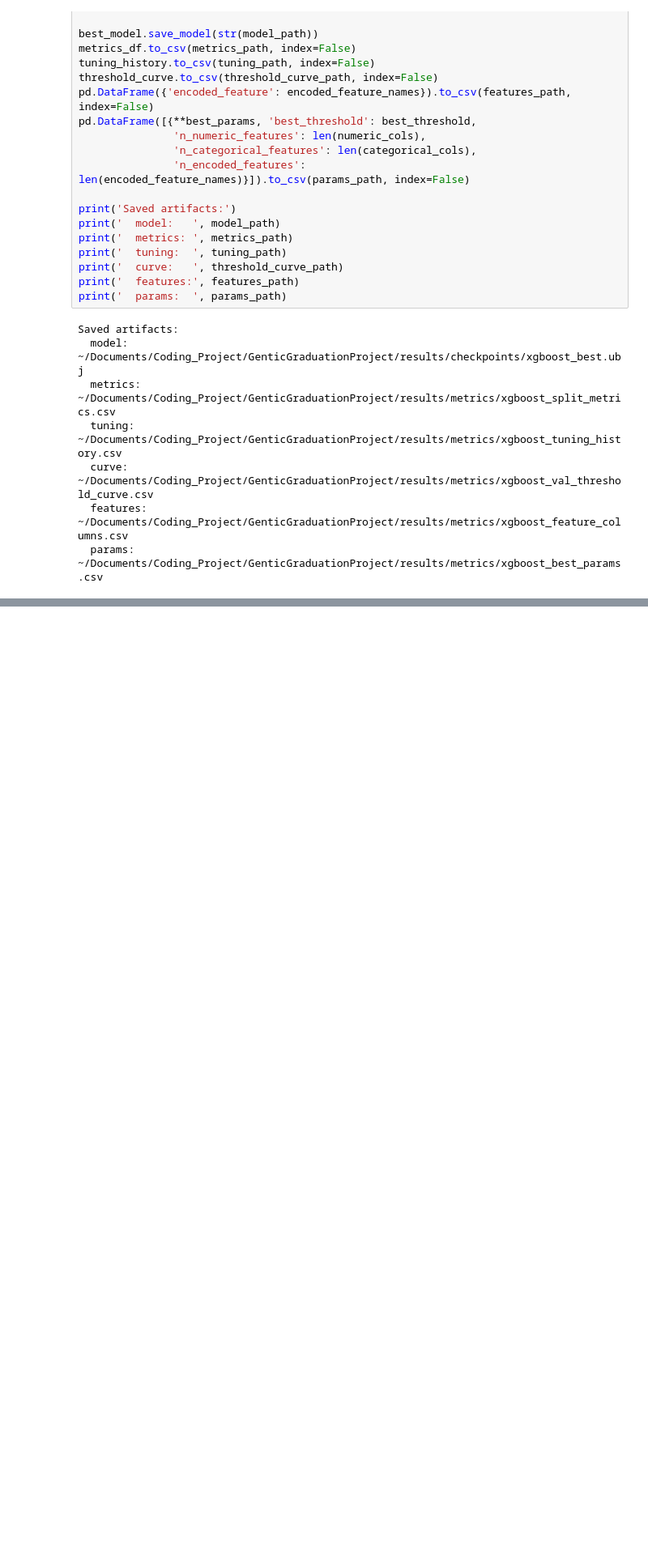
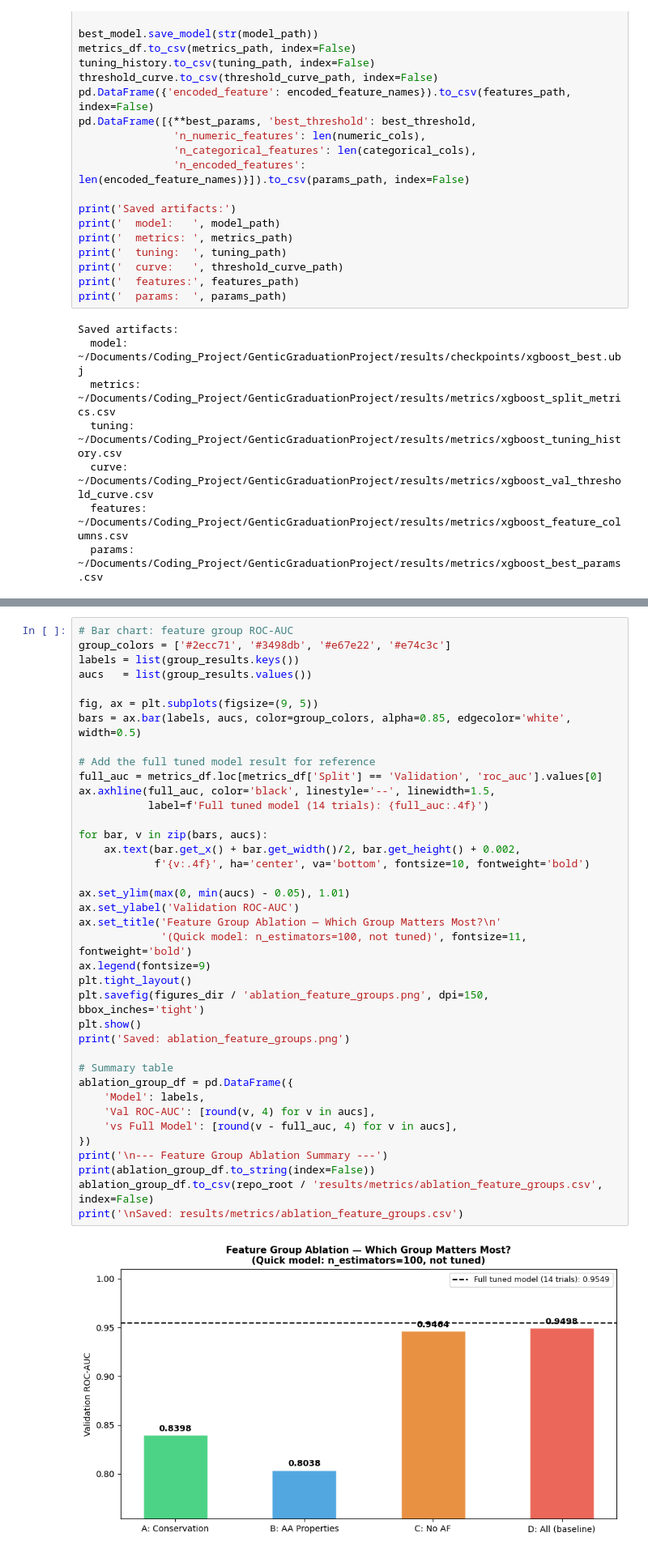
Before and after one commit to RayanAlDwlah/Genetic-Mutation-Detection-project, a Jupyter notebook: notebooks/08_baseline_models.ipynb, the cells around one changed output, grey strips where cells are left out. Shown at 81% size. Drawn from its saved outputs; the diff is of its cells as text; blank space fills up the shorter version.

```diff
--- a/notebooks/08_baseline_models.ipynb
+++ b/notebooks/08_baseline_models.ipynb
@@ -322,0 +652,40 @@ Saved artifacts:
+# %%
+# Bar chart: feature group ROC-AUC
+group_colors = ['#2ecc71', '#3498db', '#e67e22', '#e74c3c']
+labels = list(group_results.keys())
+aucs   = list(group_results.values())
+
+fig, ax = plt.subplots(figsize=(9, 5))
+bars = ax.bar(labels, aucs, color=group_colors, alpha=0.85, edgecolor='white', width=0.5)
+
+# Add the full tuned model result for reference
+full_auc = metrics_df.loc[metrics_df['Split'] == 'Validation', 'roc_auc'].values[0]
+ax.axhline(full_auc, color='black', linestyle='--', linewidth=1.5,
+           label=f'Full tuned model (14 trials): {full_auc:.4f}')
+
+for bar, v in zip(bars, aucs):
+    ax.text(bar.get_x() + bar.get_width()/2, bar.get_height() + 0.002,
+            f'{v:.4f}', ha='center', va='bottom', fontsize=10, fontweight='bold')
+
+ax.set_ylim(max(0, min(aucs) - 0.05), 1.01)
+ax.set_ylabel('Validation ROC-AUC')
+ax.set_title('Feature Group Ablation — Which Group Matters Most?\n'
+             '(Quick model: n_estimators=100, not tuned)', fontsize=11, fontweight='bold')
+ax.legend(fontsize=9)
+plt.tight_layout()
+plt.savefig(figures_dir / 'ablation_feature_groups.png', dpi=150, bbox_inches='tight')
+plt.show()
+print('Saved: ablation_feature_groups.png')
+
+# Summary table
+ablation_group_df = pd.DataFrame({
+    'Model': labels,
+    'Val ROC-AUC': [round(v, 4) for v in aucs],
+    'vs Full Model': [round(v - full_auc, 4) for v in aucs],
+})
+print('\n--- Feature Group Ablation Summary ---')
+print(ablation_group_df.to_string(index=False))
+ablation_group_df.to_csv(repo_root / 'results/metrics/ablation_feature_groups.csv', index=False)
+print('\nSaved: results/metrics/ablation_feature_groups.csv')
+# %% [output]
+[figure, added]
```
Also changed, not shown: parts of 14 cells of this notebook.
